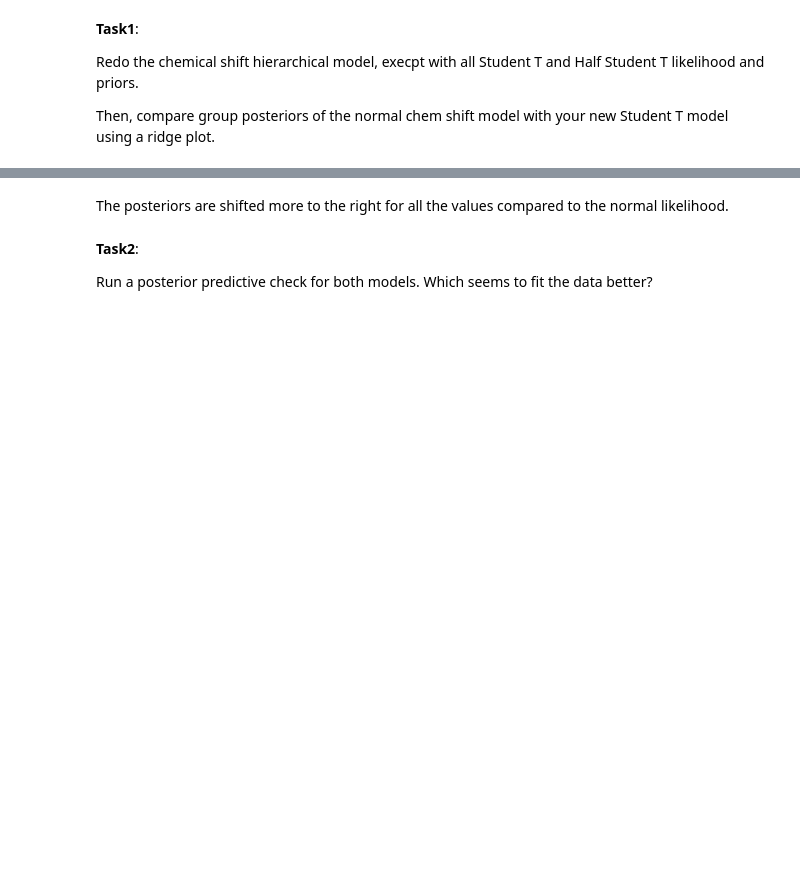
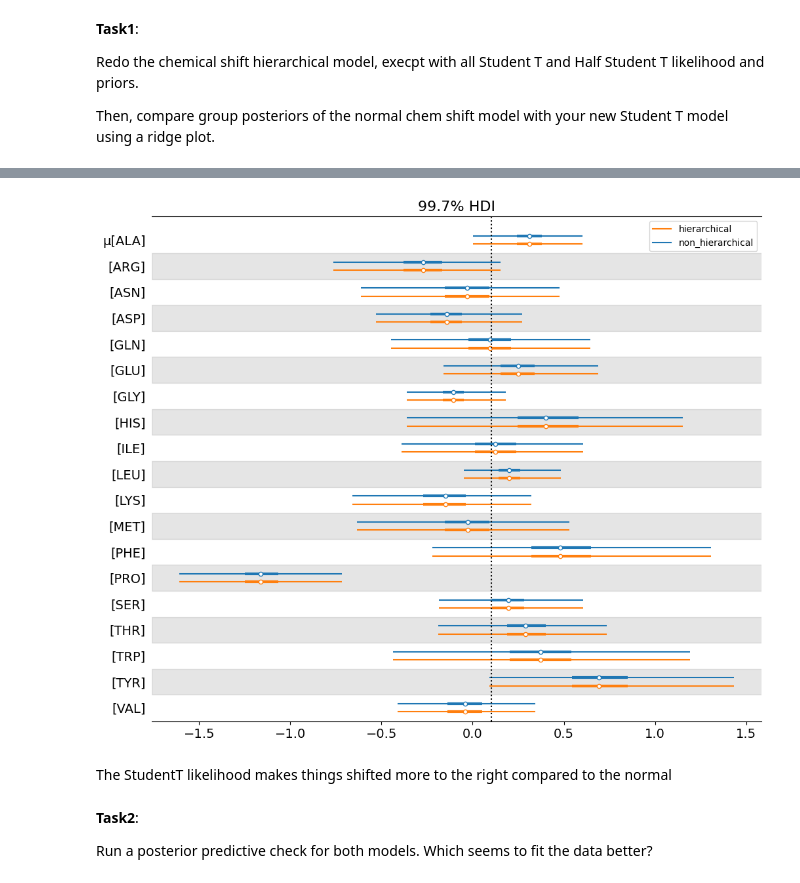
Before and after one commit to sanganalasya-hash/Data-Science, a Jupyter notebook: Copy_of_Unit4ExerciesSF.ipynb, the cells around one changed output, grey strips where cells are left out. Cells and saved outputs as stored; diff of their text form; code cells hidden in the pictures; blank space fills up the shorter version.

```diff
--- a/Copy_of_Unit4ExerciesSF.ipynb
+++ b/Copy_of_Unit4ExerciesSF.ipynb
@@ -51,0 +56,4 @@ axes = az.plot_forest(idata_cs_nh, kind="ridgeplot",
+# %%
+#Replaces all the amino acid names with a number in the variable aa_idx
+aa_idx = aa_encode.codes
+aa_idx
@@ -52,5 +132,16 @@ axes = az.plot_forest(idata_cs_nh, kind="ridgeplot",
+# %%
+#plots a 99.7% hdi for the posteriors of both models on the same plot
+axes = az.plot_forest([idata_cs_h, idata_cs_h], kind="forestplot",
+                      model_names=['non_hierarchical', 'hierarchical'],
+                      var_names='μ', combined=True, figsize=(12, 10),hdi_prob=0.997)
+
+#plots overall mean of the hierarchical model; do not confuse with 0
+y_lims = axes[0].get_ylim()
+axes[0].vlines(idata_cs_h.posterior['μ_mu'].mean(), *y_lims, color="k", ls=":");
+# %% [output]
+[figure, added]
 # %% [markdown]
-The posteriors are shifted more to the right for all the values compared to the normal likelihood.
+The StudentT likelihood makes things shifted more to the right compared to the normal
 # %% [markdown]
 **Task2**:
 
```
Also changed, not shown: parts of 25 cells of this notebook.
